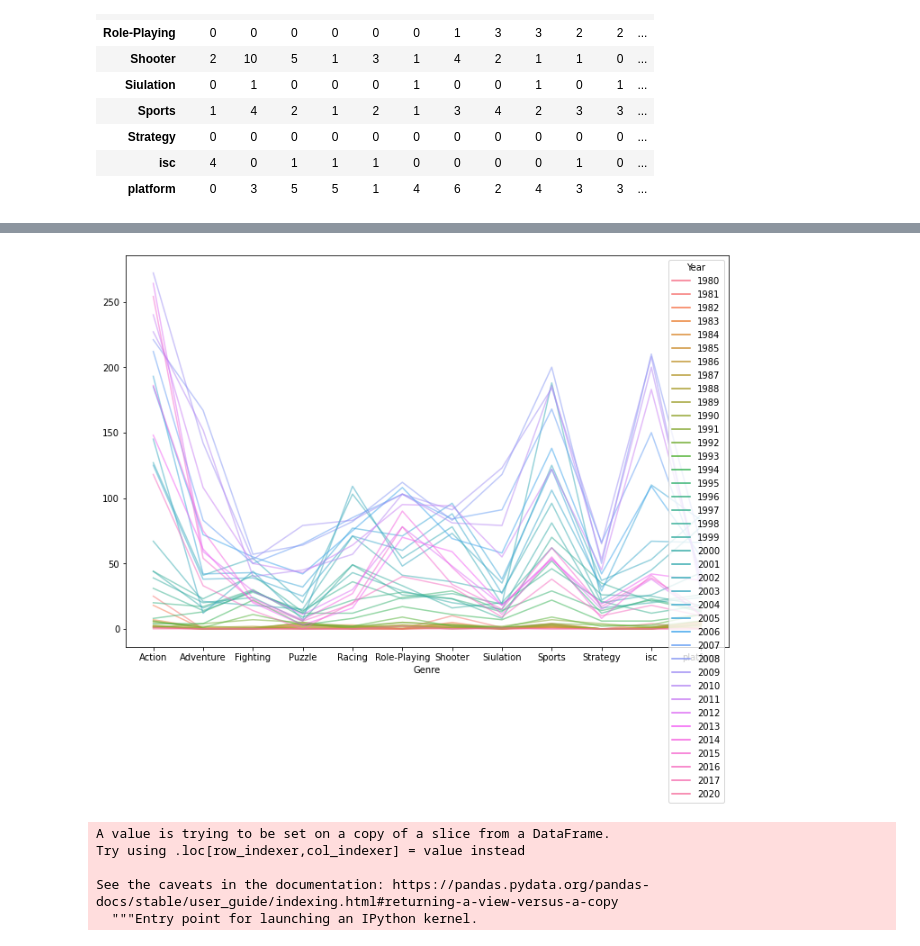
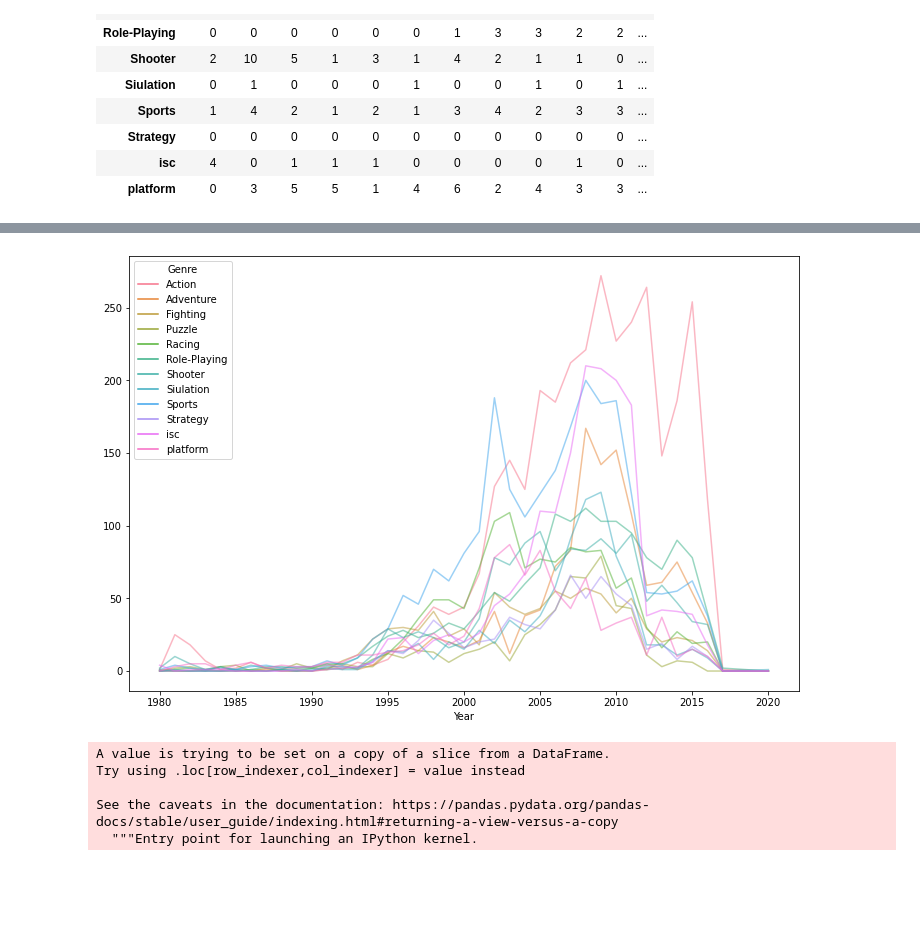
Before and after one commit to JunilMin/sec1_project, a Jupyter notebook: ai06_sec1_project_민준일.ipynb, the cells around one changed output, grey strips where cells are left out. Saved outputs shown, nothing was run; the diff lists cells and outputs as text; code cells hidden in the pictures; blank space fills up the shorter version.

```diff
--- a/ai06_sec1_project_민준일.ipynb
+++ b/ai06_sec1_project_민준일.ipynb
@@ -232,9 +232,9 @@ print(chi2_contingency(obss, correction = True))
         1.85392596e+01, 1.62625084e-01, 5.42083615e-02]]))
 # %%
 plt.rcParams['figure.figsize'] = [12, 8]
-sns.lineplot(data = obss,  dashes = False, alpha = 0.5);
+sns.lineplot(data = obss.T,  dashes = False, alpha = 0.5);
 # %% [output]
-[figure, old version]
+[figure, new version]
 # %%
 ## 카이제곱 검정의 p-value 가 0 에 수렴한다.
 ## 따라서, 귀무가설을 기각 할 수 있으므로
```
Also changed, not shown: parts of 1 cell of this notebook.
